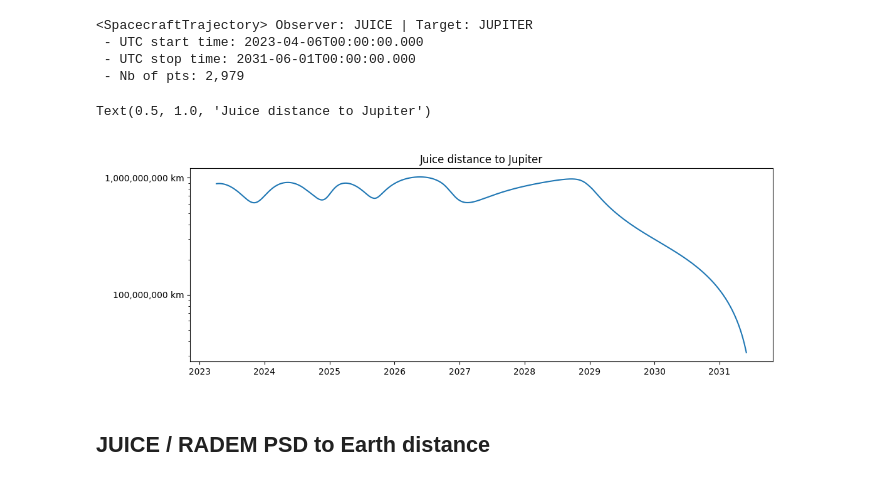
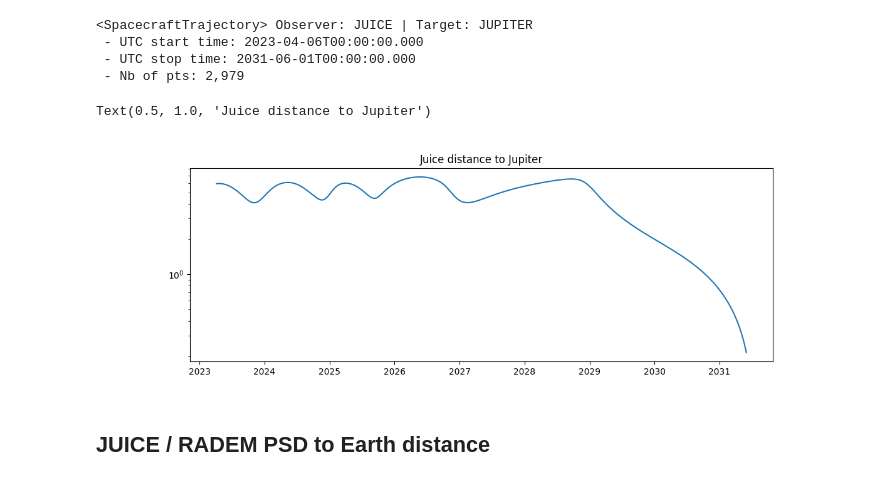
Before and after one commit to AGHRADEM/radem-notebooks, a Jupyter notebook: kernel/1a_planetary_coverage.ipynb, the cells around one changed output. Cells and saved outputs as stored; diff of their text form; code cells hidden in the pictures.

```diff
--- a/kernel/1a_planetary_coverage.ipynb
+++ b/kernel/1a_planetary_coverage.ipynb
@@ -63,18 +63,18 @@ traj
 # %%
 fig = plt.figure(figsize=(12, 4))
 ax = fig.add_subplot()
 
-ax.plot(traj.utc, traj.dist)
+ax.plot(traj.utc, traj.dist * 6.68459e-9)
 
 ax.set_yscale('log')
 
 ax.xaxis.set_major_formatter(date_ticks)
-ax.yaxis.set_major_formatter(km_ticks)
+# ax.yaxis.set_major_formatter(km_ticks)
 
 ax.set_title('Juice distance to Jupiter')
 # %% [output]
 Text(0.5, 1.0, 'Juice distance to Jupiter')
-[figure, old version]
+[figure, new version]
 # %% [markdown]
 ## JUICE / RADEM PSD to Earth distance
 # %% [markdown]
```
Also changed, not shown: parts of 3 cells of this notebook, 1 other file.
